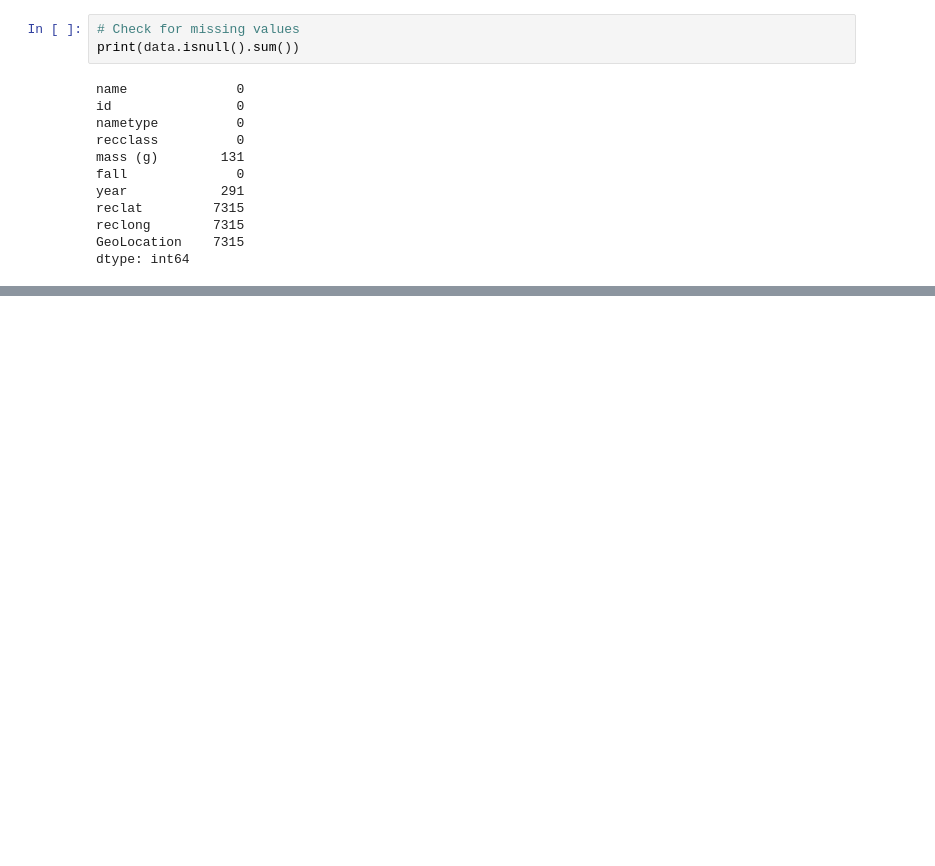
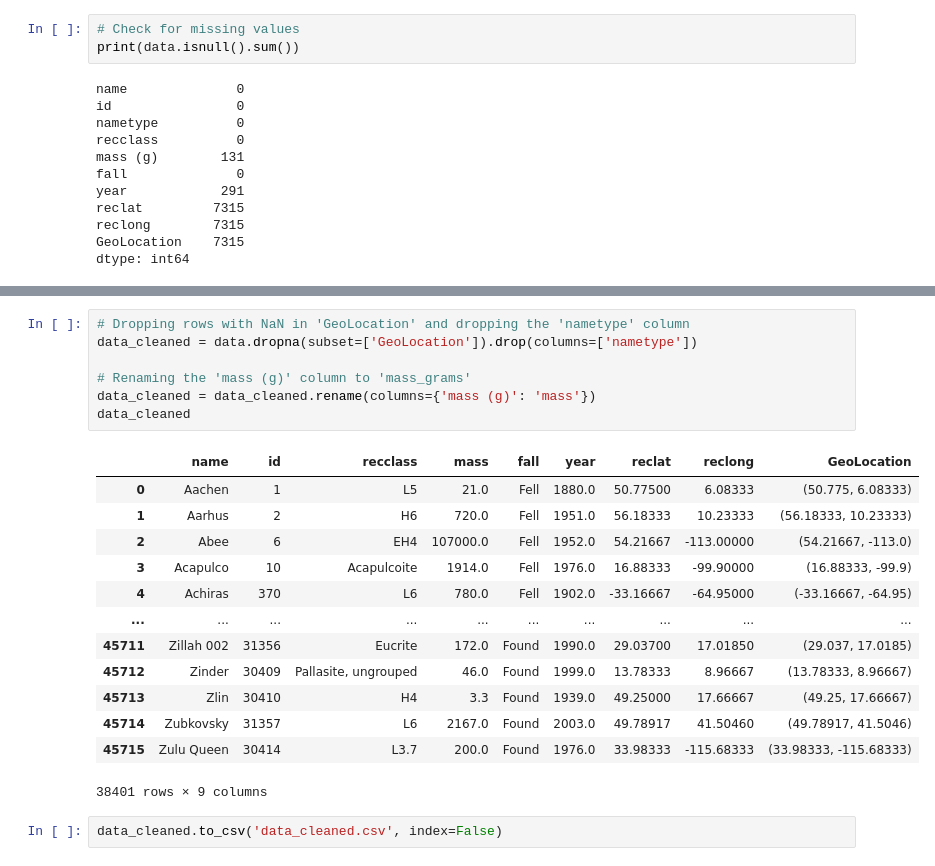
Before and after one commit to loisstetson/Project-4-Cost-of-Living, a Jupyter notebook: Meteorite_landings.ipynb, the cells around one changed output, grey strips where cells are left out. Cells and saved outputs as stored; diff of their text form; blank space fills up the shorter version.

```diff
--- a/Meteorite_landings.ipynb
+++ b/Meteorite_landings.ipynb
@@ -60,0 +51,23 @@ data_cleaned
+# %%
+# Dropping rows with NaN in 'GeoLocation' and dropping the 'nametype' column
+data_cleaned = data.dropna(subset=['GeoLocation']).drop(columns=['nametype'])
+
+# Renaming the 'mass (g)' column to 'mass_grams'
+data_cleaned = data_cleaned.rename(columns={'mass (g)': 'mass'})
+data_cleaned
+# %% [output]
+|  | name | id | recclass | mass | fall | year | reclat | reclong | GeoLocation |
+| 0 | Aachen | 1 | L5 | 21.0 | Fell | 1880.0 | 50.77500 | 6.08333 | (50.775, 6.08333) |
+| 1 | Aarhus | 2 | H6 | 720.0 | Fell | 1951.0 | 56.18333 | 10.23333 | (56.18333, 10.23333) |
+| 2 | Abee | 6 | EH4 | 107000.0 | Fell | 1952.0 | 54.21667 | -113.00000 | (54.21667, -113.0) |
+| 3 | Acapulco | 10 | Acapulcoite | 1914.0 | Fell | 1976.0 | 16.88333 | -99.90000 | (16.88333, -99.9) |
+| 4 | Achiras | 370 | L6 | 780.0 | Fell | 1902.0 | -33.16667 | -64.95000 | (-33.16667, -64.95) |
+| ... | ... | ... | ... | ... | ... | ... | ... | ... | ... |
+| 45711 | Zillah 002 | 31356 | Eucrite | 172.0 | Found | 1990.0 | 29.03700 | 17.01850 | (29.037, 17.0185) |
+| 45712 | Zinder | 30409 | Pallasite, ungrouped | 46.0 | Found | 1999.0 | 13.78333 | 8.96667 | (13.78333, 8.96667) |
+| 45713 | Zlin | 30410 | H4 | 3.3 | Found | 1939.0 | 49.25000 | 17.66667 | (49.25, 17.66667) |
+| 45714 | Zubkovsky | 31357 | L6 | 2167.0 | Found | 2003.0 | 49.78917 | 41.50460 | (49.78917, 41.5046) |
+| 45715 | Zulu Queen | 30414 | L3.7 | 200.0 | Found | 1976.0 | 33.98333 | -115.68333 | (33.98333, -115.68333) |
+38401 rows × 9 columns
+# %%
+data_cleaned.to_csv('data_cleaned.csv', index=False)
```
Also changed, not shown: parts of 15 cells of this notebook.
